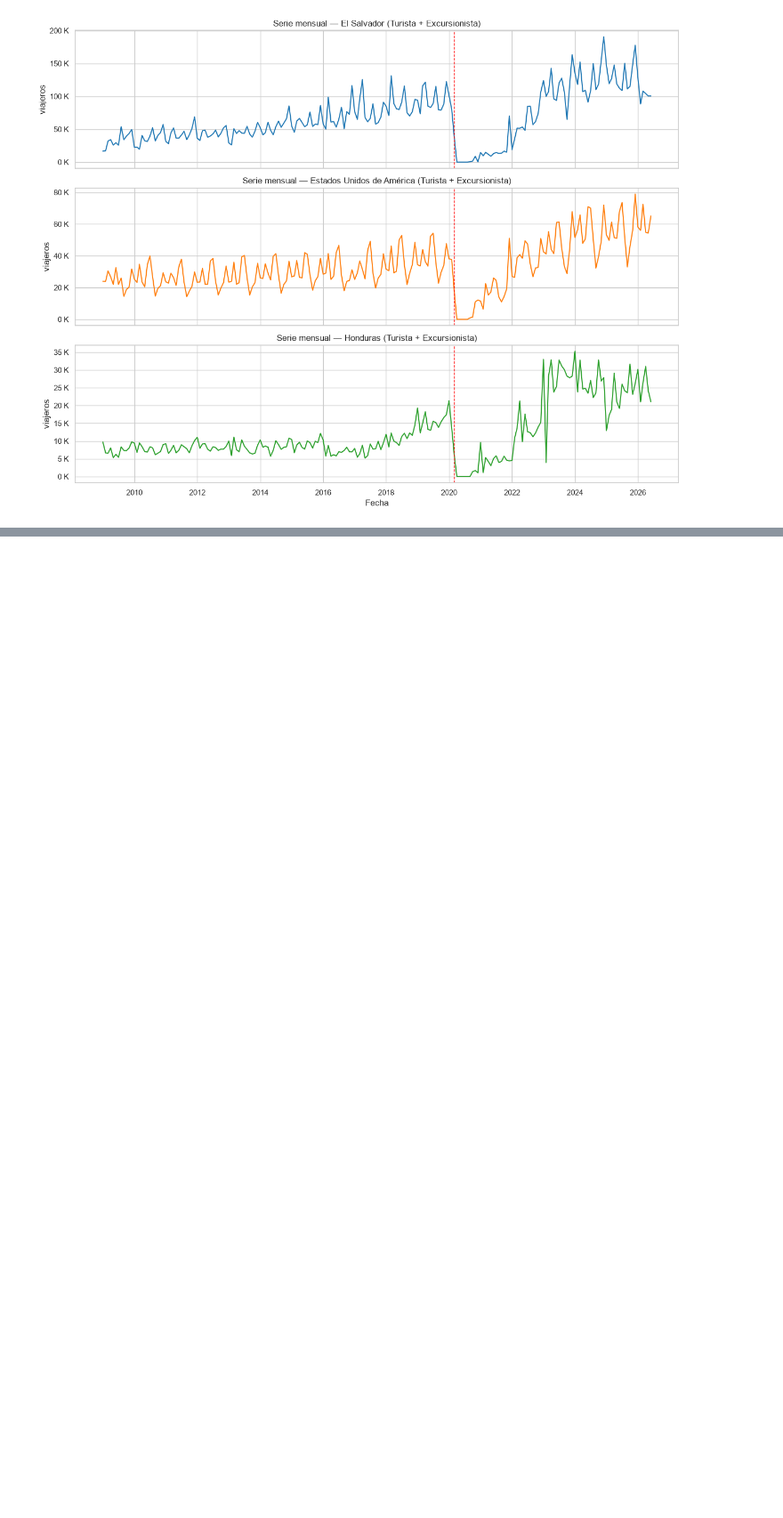
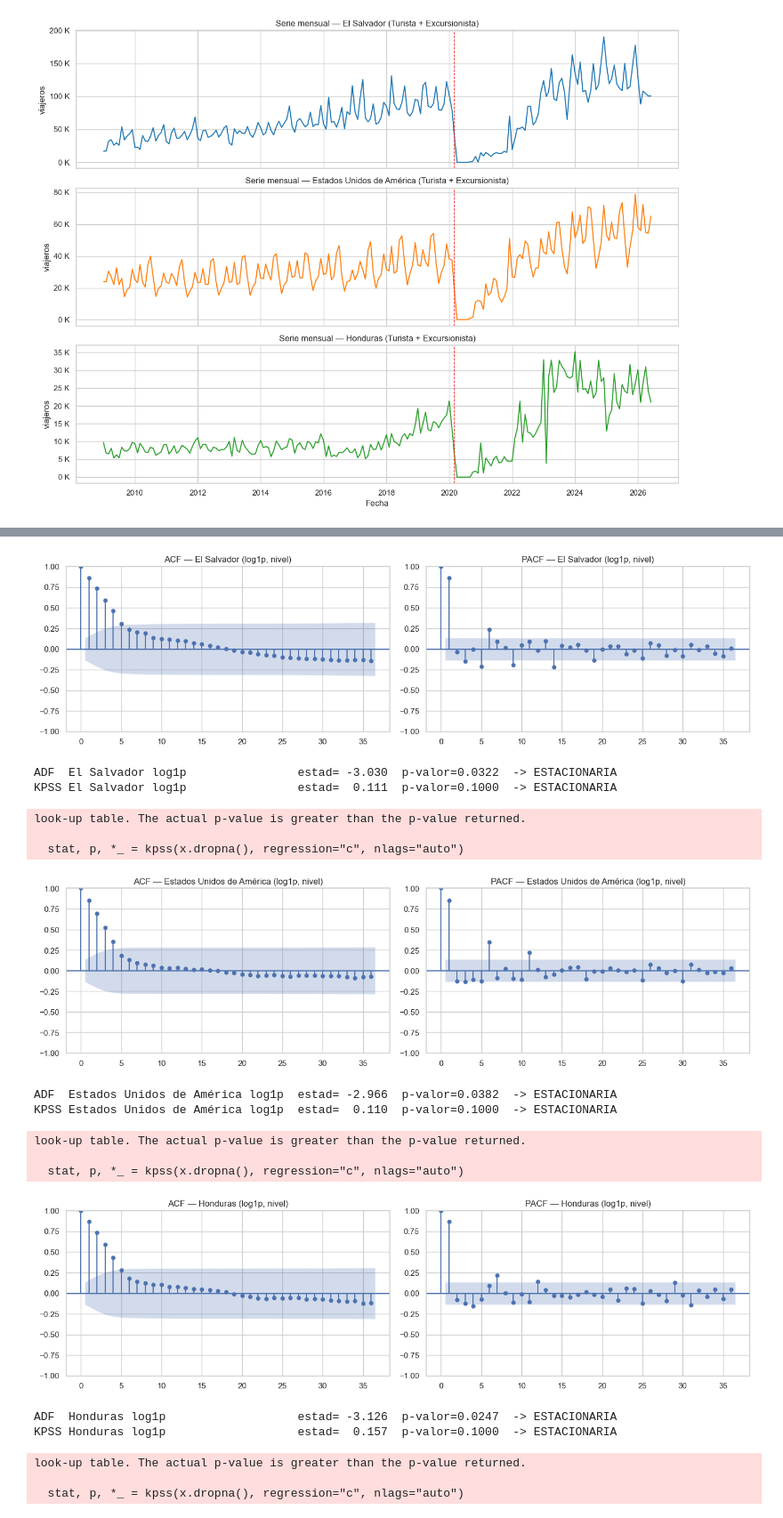
Before and after one commit to nicoCT04/Lab1DataScience, a Jupyter notebook: Lab1_Series_Paises.ipynb, the cells around one changed output, grey strips where cells are left out. Shown at 89% size. Saved outputs shown, nothing was run; the diff lists cells and outputs as text; code cells hidden in the pictures; blank space fills up the shorter version.

```diff
--- a/Lab1_Series_Paises.ipynb
+++ b/Lab1_Series_Paises.ipynb
@@ -184,0 +233,23 @@ plt.tight_layout(); plt.show()
+# %%
+for p,s_log in series_pais_log.items():
+    acf_pacf(s_log,f"{p} (log1p, nivel)")
+    prueba_adf(s_log,f"{p} log1p"); prueba_kpss(s_log,f"{p} log1p"); print()
+# %% [output]
+[figure, added]
+ADF  El Salvador log1p                estad= -3.030  p-valor=0.0322  -> ESTACIONARIA
+KPSS El Salvador log1p                estad=  0.111  p-valor=0.1000  -> ESTACIONARIA
+look-up table. The actual p-value is greater than the p-value returned.
+
+  stat, p, *_ = kpss(x.dropna(), regression="c", nlags="auto")
+[figure, added]
+ADF  Estados Unidos de América log1p  estad= -2.966  p-valor=0.0382  -> ESTACIONARIA
+KPSS Estados Unidos de América log1p  estad=  0.110  p-valor=0.1000  -> ESTACIONARIA
+look-up table. The actual p-value is greater than the p-value returned.
+
+  stat, p, *_ = kpss(x.dropna(), regression="c", nlags="auto")
+[figure, added]
+ADF  Honduras log1p                   estad= -3.126  p-valor=0.0247  -> ESTACIONARIA
+KPSS Honduras log1p                   estad=  0.157  p-valor=0.1000  -> ESTACIONARIA
+look-up table. The actual p-value is greater than the p-value returned.
+
+  stat, p, *_ = kpss(x.dropna(), regression="c", nlags="auto")
```
Also changed, not shown: parts of 10 cells of this notebook.
